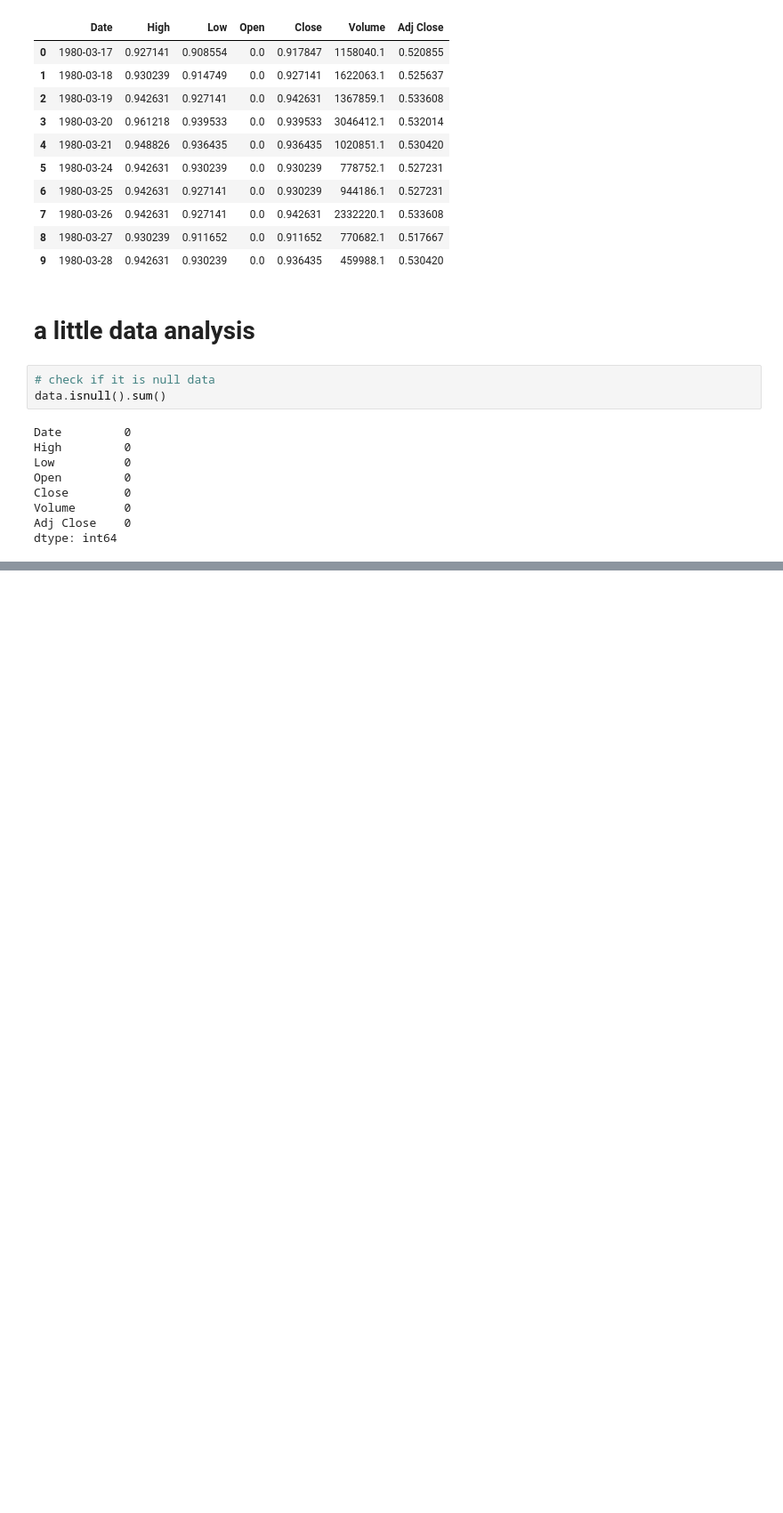
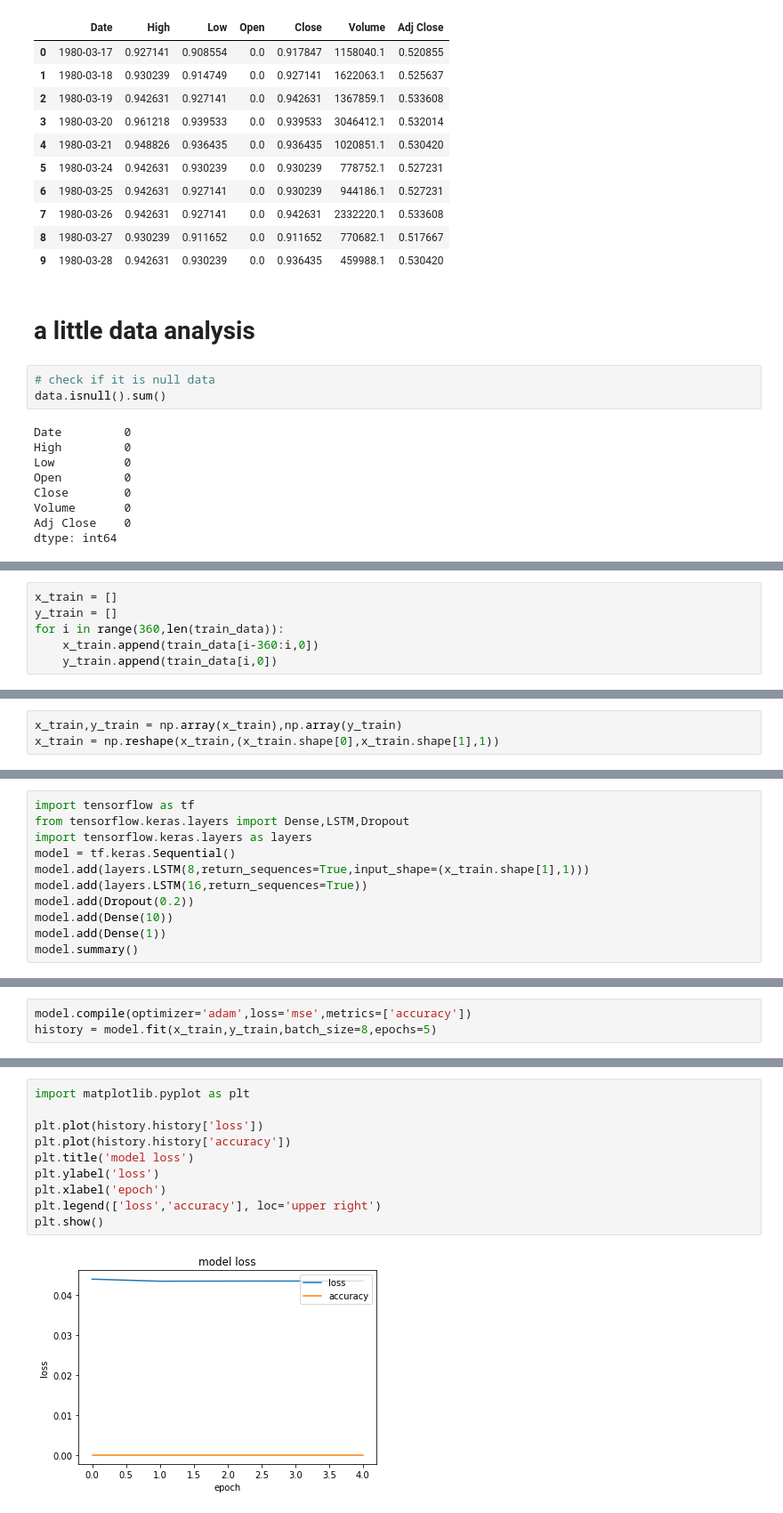
Before and after one commit to danyow-cheung/kaggle_practise, a Jupyter notebook: stock/stock-prediction-lstm.ipynb, the cells around one changed output, grey strips where cells are left out. Shown at 89% size. Drawn from its saved outputs; the diff is of its cells as text; blank space fills up the shorter version.

```diff
--- a/stock/stock-prediction-lstm.ipynb
+++ b/stock/stock-prediction-lstm.ipynb
@@ -62,0 +159,6 @@ TypeError: '<' not supported between instances of 'str' and 'int'
+# %%
+x_train = []
+y_train = []
+for i in range(360,len(train_data)):
+    x_train.append(train_data[i-360:i,0])
+    y_train.append(train_data[i,0])
@@ -62,0 +167,3 @@ TypeError: '<' not supported between instances of 'str' and 'int'
+# %%
+x_train,y_train = np.array(x_train),np.array(y_train)
+x_train = np.reshape(x_train,(x_train.shape[0],x_train.shape[1],1))
@@ -62,0 +174,11 @@ TypeError: '<' not supported between instances of 'str' and 'int'
+# %%
+import tensorflow as tf
+from tensorflow.keras.layers import Dense,LSTM,Dropout
+import tensorflow.keras.layers as layers
+model = tf.keras.Sequential()
+model.add(layers.LSTM(8,return_sequences=True,input_shape=(x_train.shape[1],1)))
+model.add(layers.LSTM(16,return_sequences=True))
+model.add(Dropout(0.2))
+model.add(Dense(10))
+model.add(Dense(1))
+model.summary()
@@ -62,0 +205,3 @@ TypeError: '<' not supported between instances of 'str' and 'int'
+# %%
+model.compile(optimizer='adam',loss='mse',metrics=['accuracy'])
+history = model.fit(x_train,y_train,batch_size=8,epochs=5)
@@ -62,0 +220,12 @@ TypeError: '<' not supported between instances of 'str' and 'int'
+# %%
+import matplotlib.pyplot as plt
+
+plt.plot(history.history['loss'])
+plt.plot(history.history['accuracy'])
+plt.title('model loss')
+plt.ylabel('loss')
+plt.xlabel('epoch')
+plt.legend(['loss','accuracy'], loc='upper right')
+plt.show()
+# %% [output]
+[figure, added]
```
Also changed, not shown: parts of 23 cells of this notebook.
